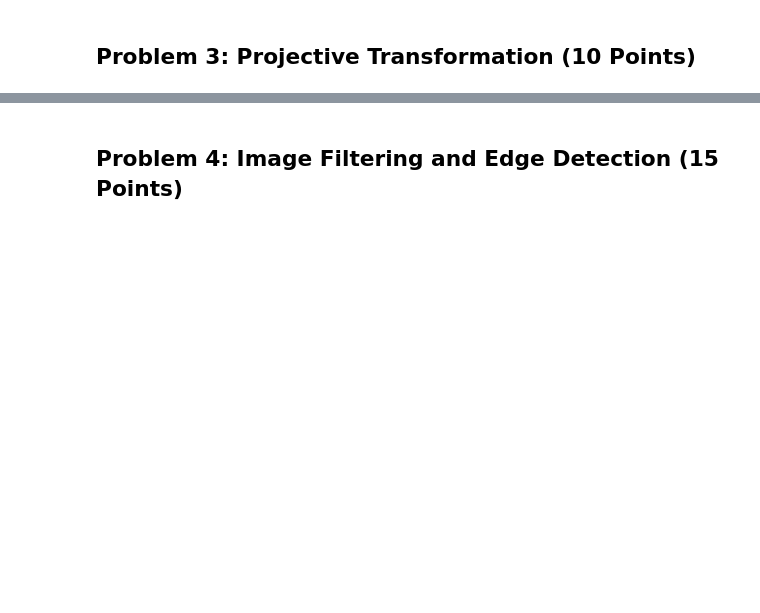
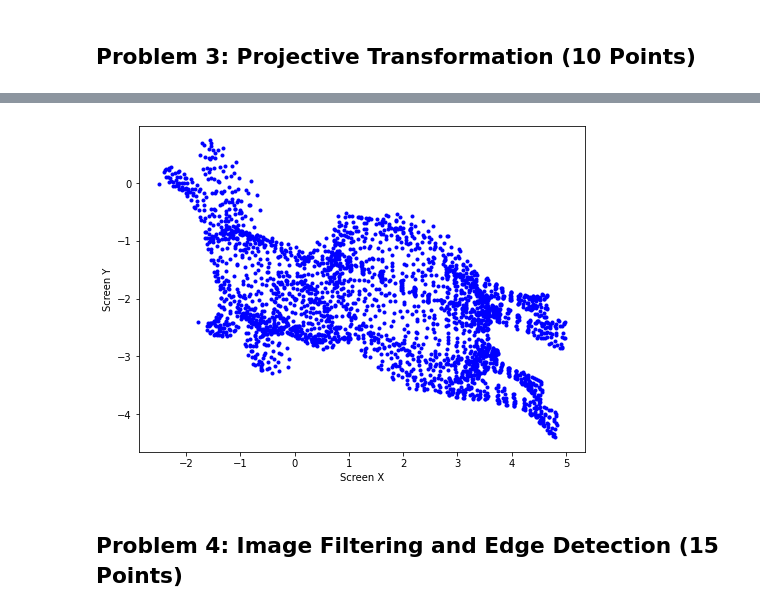
Before and after one commit to alexkrz/cv_tud, a Jupyter notebook: cv1_ex01/cv1_exercise01.ipynb, the cells around one changed output, grey strips where cells are left out. Saved outputs shown, nothing was run; the diff lists cells and outputs as text; code cells hidden in the pictures; blank space fills up the shorter version.

```diff
--- a/cv1_ex01/cv1_exercise01.ipynb
+++ b/cv1_ex01/cv1_exercise01.ipynb
@@ -64,2 +126,7 @@ display_image(img_interpolated)
+# %%
+points2 = projectpoints(P, worldpoints)
+displaypoints2d(points2)
+# %% [output]
+[figure, added]
 # %% [markdown]
 ## Problem 4: Image Filtering and Edge Detection (15 Points)
```
Also changed, not shown: parts of 6 cells of this notebook, 2 other files.
